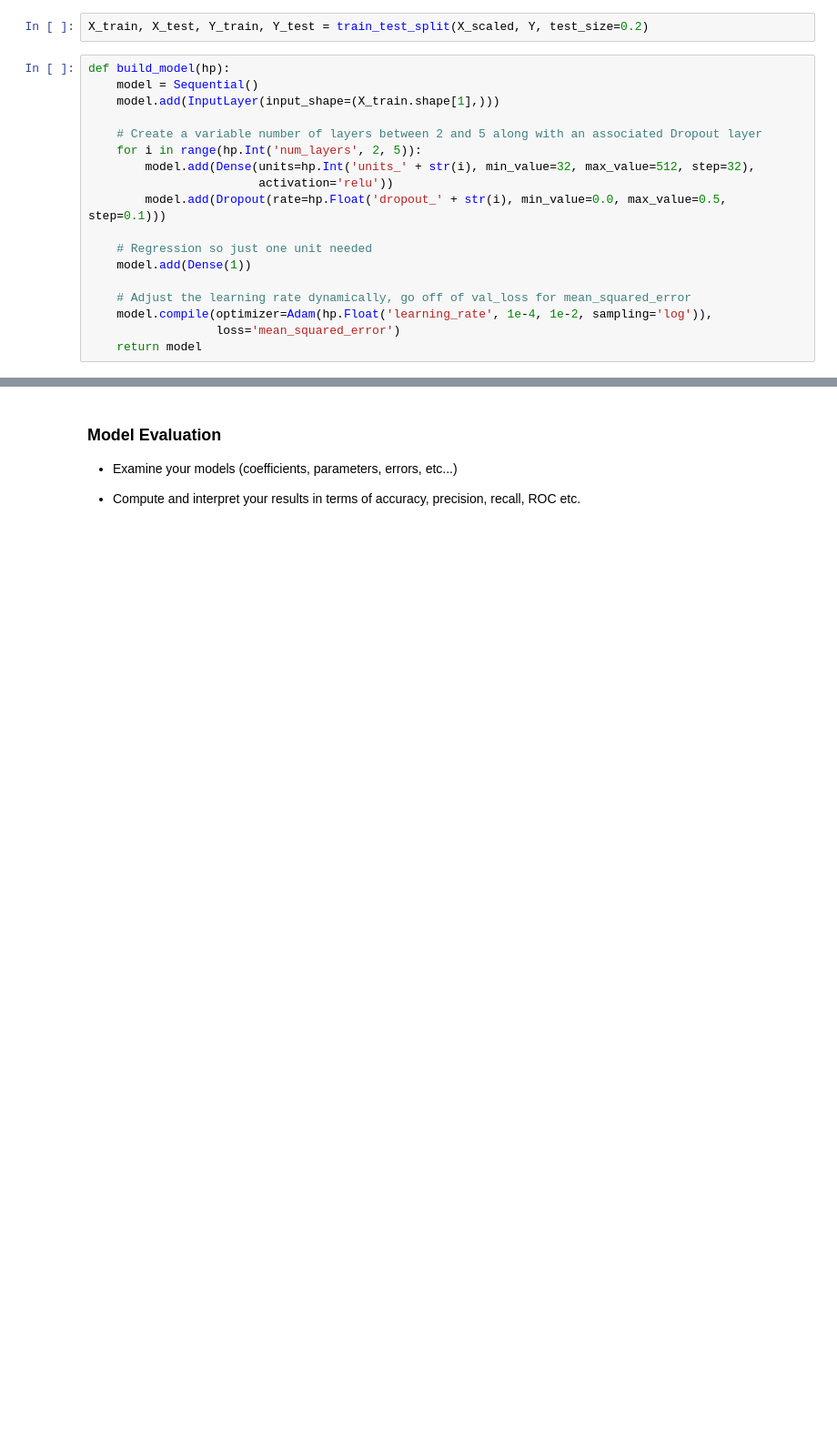
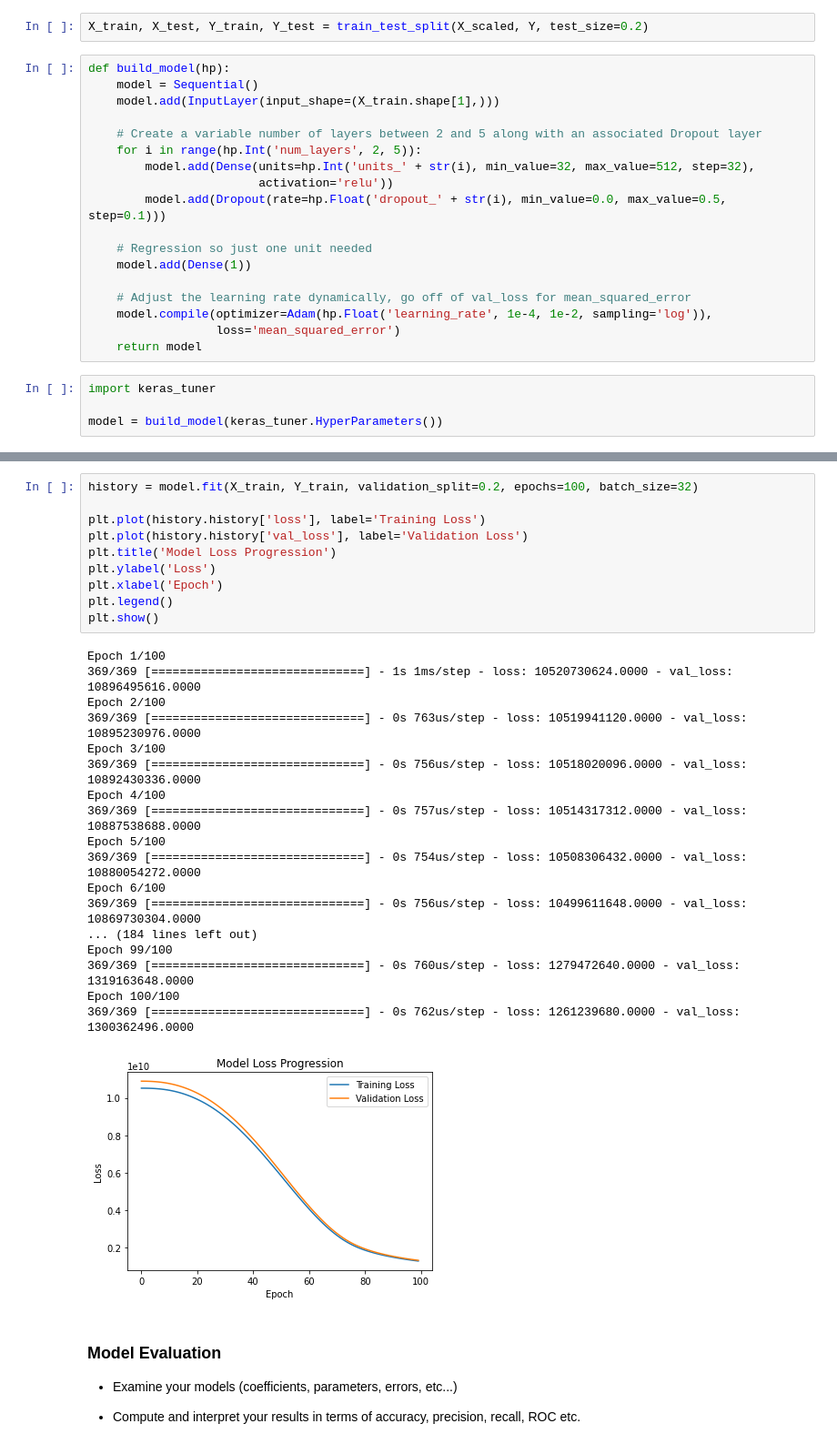
Before and after one commit to burghporter314/Food-Scarcity-Prediction, a Jupyter notebook: Food Scaricity - Dante Osbourne-Dylan Porter- Code.ipynb, the cells around one changed output, grey strips where cells are left out. Shown at 91% size. Saved outputs shown, nothing was run; the diff lists cells and outputs as text; blank space fills up the shorter version.

```diff
--- a/Food Scaricity - Dante Osbourne-Dylan Porter- Code.ipynb
+++ b/Food Scaricity - Dante Osbourne-Dylan Porter- Code.ipynb
@@ -447,3 +447,7 @@ def build_model(hp):
     model.compile(optimizer=Adam(hp.Float('learning_rate', 1e-4, 1e-2, sampling='log')),
                   loss='mean_squared_error')
     return model
+# %%
+import keras_tuner
+
+model = build_model(keras_tuner.HyperParameters())
@@ -450,3 +477,32 @@ def build_model(hp):
+# %%
+history = model.fit(X_train, Y_train, validation_split=0.2, epochs=100, batch_size=32)
+
+plt.plot(history.history['loss'], label='Training Loss')
+plt.plot(history.history['val_loss'], label='Validation Loss')
+plt.title('Model Loss Progression')
+plt.ylabel('Loss')
+plt.xlabel('Epoch')
+plt.legend()
+plt.show()
+# %% [output]
+Epoch 1/100
+369/369 [==============================] - 1s 1ms/step - loss: 10520730624.0000 - val_loss: 10896495616.0000
+Epoch 2/100
+369/369 [==============================] - 0s 763us/step - loss: 10519941120.0000 - val_loss: 10895230976.0000
+Epoch 3/100
+369/369 [==============================] - 0s 756us/step - loss: 10518020096.0000 - val_loss: 10892430336.0000
+Epoch 4/100
+369/369 [==============================] - 0s 757us/step - loss: 10514317312.0000 - val_loss: 10887538688.0000
+Epoch 5/100
+369/369 [==============================] - 0s 754us/step - loss: 10508306432.0000 - val_loss: 10880054272.0000
+Epoch 6/100
+369/369 [==============================] - 0s 756us/step - loss: 10499611648.0000 - val_loss: 10869730304.0000
+... (184 lines left out)
+Epoch 99/100
+369/369 [==============================] - 0s 760us/step - loss: 1279472640.0000 - val_loss: 1319163648.0000
+Epoch 100/100
+369/369 [==============================] - 0s 762us/step - loss: 1261239680.0000 - val_loss: 1300362496.0000
+[figure, added]
 # %% [markdown]
 ### Model Evaluation
 
```
Also changed, not shown: parts of 11 cells of this notebook.
